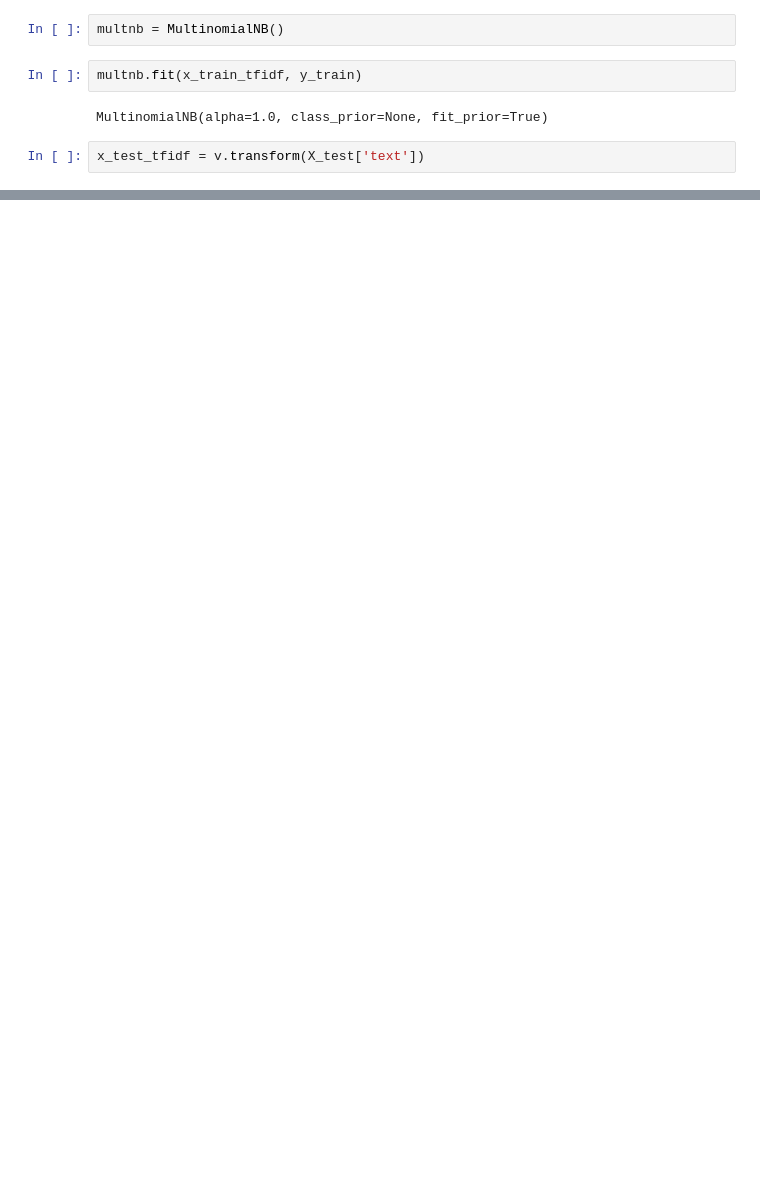
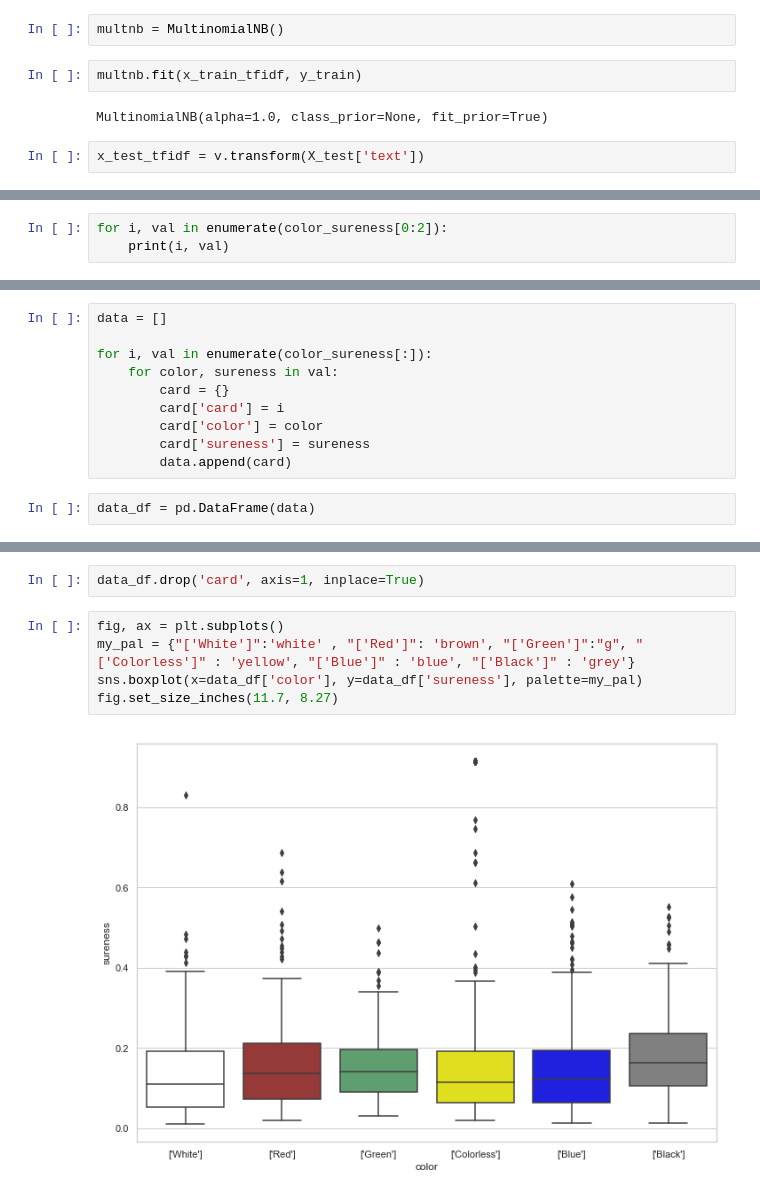
Before and after one commit to dalems4/mod_5_project_MTG, a Jupyter notebook: MTG_Card_Color_Classifier.ipynb, the cells around one changed output, grey strips where cells are left out. Cells and saved outputs as stored; diff of their text form; blank space fills up the shorter version.

Commit message:
EDA and visuals

```diff
--- a/MTG_Card_Color_Classifier.ipynb
+++ b/MTG_Card_Color_Classifier.ipynb
@@ -220,0 +347,3 @@ four_mtg_df.to_pickle('four_mtg_df')
+# %%
+for i, val in enumerate(color_sureness[0:2]):
+    print(i, val)
@@ -220,0 +353,12 @@ four_mtg_df.to_pickle('four_mtg_df')
+# %%
+data = []
+
+for i, val in enumerate(color_sureness[:]):
+    for color, sureness in val:
+        card = {}
+        card['card'] = i
+        card['color'] = color
+        card['sureness'] = sureness
+        data.append(card)
+# %%
+data_df = pd.DataFrame(data)
@@ -220,0 +374,9 @@ four_mtg_df.to_pickle('four_mtg_df')
+# %%
+data_df.drop('card', axis=1, inplace=True)
+# %%
+fig, ax = plt.subplots()
+my_pal = {"['White']":'white' , "['Red']": 'brown', "['Green']":"g", "['Colorless']" : 'yellow', "['Blue']" : 'blue', "['Black']" : 'grey'}
+sns.boxplot(x=data_df['color'], y=data_df['sureness'], palette=my_pal)
+fig.set_size_inches(11.7, 8.27)
+# %% [output]
+[figure, added]
```
Also changed, not shown: parts of 78 cells of this notebook, 1 other file.
